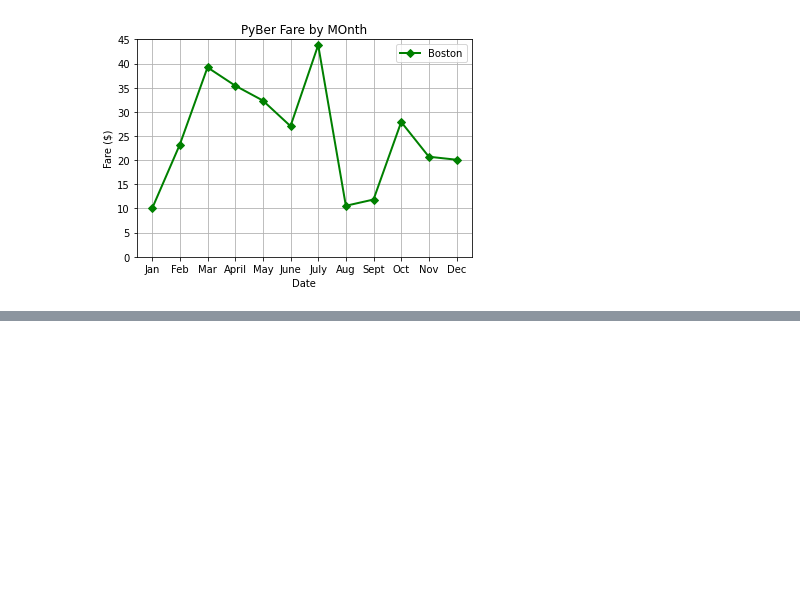
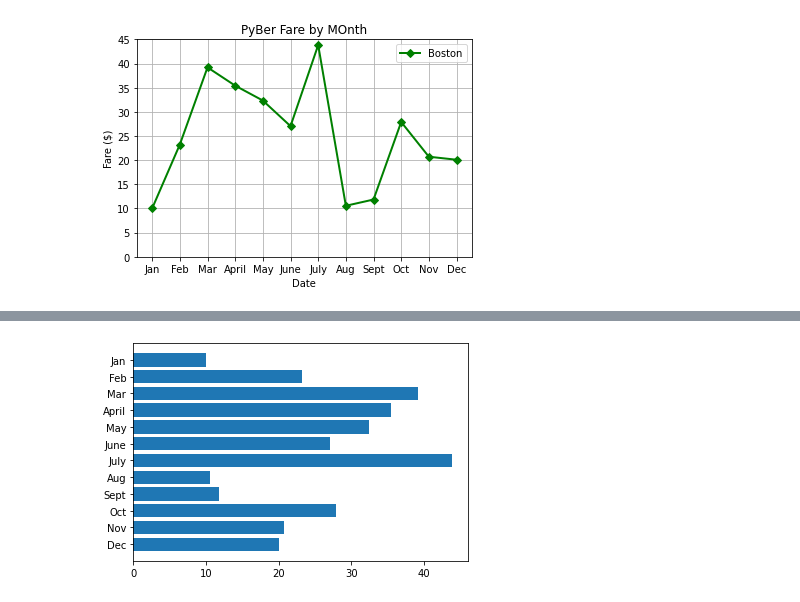
Before and after one commit to juliomeza/PyBer_Analysis, a Jupyter notebook: Untitled.ipynb, the cells around one changed output, grey strips where cells are left out. Saved outputs shown, nothing was run; the diff lists cells and outputs as text; code cells hidden in the pictures; blank space fills up the shorter version.

```diff
--- a/Untitled.ipynb
+++ b/Untitled.ipynb
@@ -64,0 +90,5 @@ ax.grid()
+# %%
+plt.barh(x_axis, y_axis)
+plt.gca().invert_yaxis()
+# %% [output]
+[figure, added]
```
Also changed, not shown: parts of 7 cells of this notebook.
